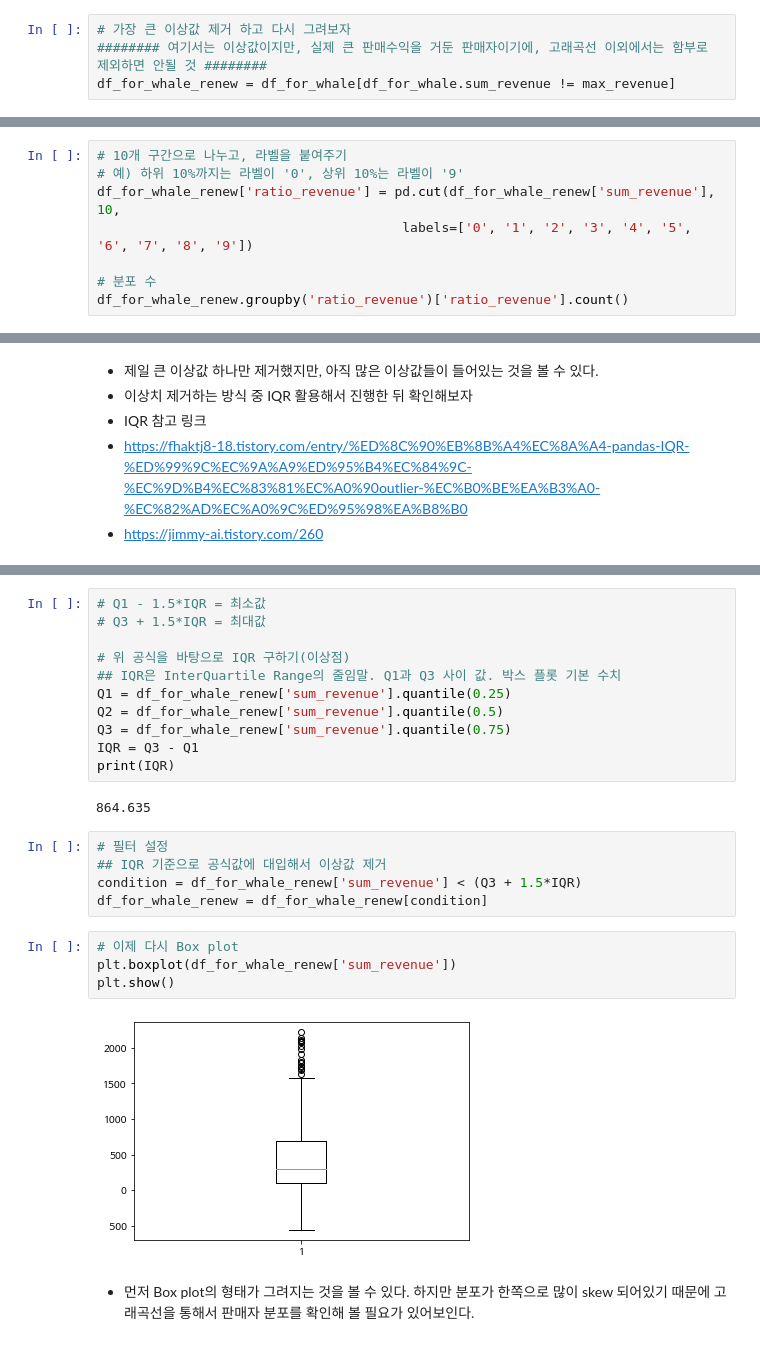
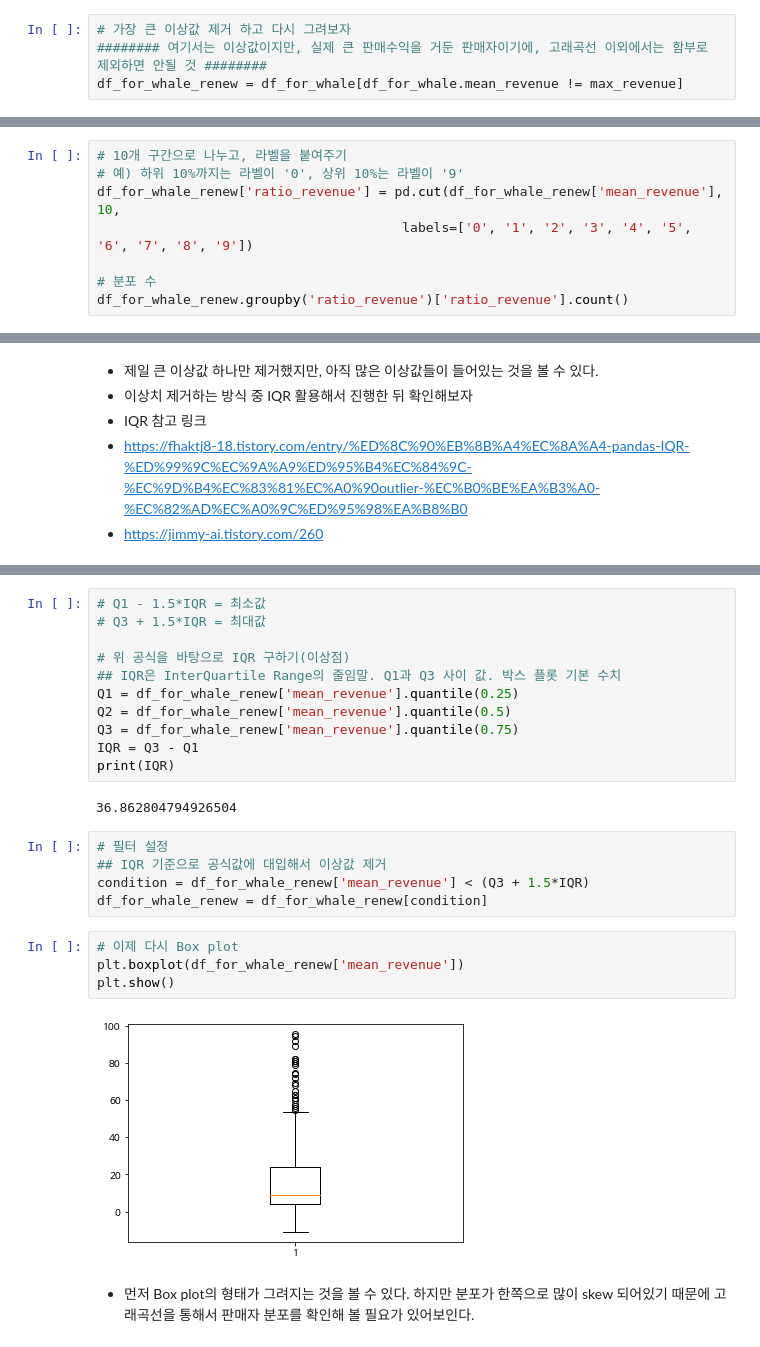
Before and after one commit to cyss93/CP1_team8, a Jupyter notebook: Whale_Curve_&_Origins.ipynb, the cells around one changed output, grey strips where cells are left out. Drawn from its saved outputs; the diff is of its cells as text.

```diff
--- a/Whale_Curve_&_Origins.ipynb
+++ b/Whale_Curve_&_Origins.ipynb
@@ -149,5 +165,5 @@ plt.show()
 # %%
 # 가장 큰 이상값 제거 하고 다시 그려보자
 ######## 여기서는 이상값이지만, 실제 큰 판매수익을 거둔 판매자이기에, 고래곡선 이외에서는 함부로 제외하면 안될 것 ########
-df_for_whale_renew = df_for_whale[df_for_whale.sum_revenue != max_revenue]
+df_for_whale_renew = df_for_whale[df_for_whale.mean_revenue != max_revenue]
 # %%
@@ -160,7 +176,7 @@ plt.show()
 # %%
 # 10개 구간으로 나누고, 라벨을 붙여주기
 # 예) 하위 10%까지는 라벨이 '0', 상위 10%는 라벨이 '9'
-df_for_whale_renew['ratio_revenue'] = pd.cut(df_for_whale_renew['sum_revenue'], 10,
+df_for_whale_renew['ratio_revenue'] = pd.cut(df_for_whale_renew['mean_revenue'], 10,
                                        labels=['0', '1', '2', '3', '4', '5', '6', '7', '8', '9'])
 
 # 분포 수
@@ -208,24 +224,24 @@ Name: sum_revenue, dtype: float64
 
 # 위 공식을 바탕으로 IQR 구하기(이상점)
 ## IQR은 InterQuartile Range의 줄임말. Q1과 Q3 사이 값. 박스 플롯 기본 수치
-Q1 = df_for_whale_renew['sum_revenue'].quantile(0.25)
-Q2 = df_for_whale_renew['sum_revenue'].quantile(0.5)
-Q3 = df_for_whale_renew['sum_revenue'].quantile(0.75)
+Q1 = df_for_whale_renew['mean_revenue'].quantile(0.25)
+Q2 = df_for_whale_renew['mean_revenue'].quantile(0.5)
+Q3 = df_for_whale_renew['mean_revenue'].quantile(0.75)
 IQR = Q3 - Q1
 print(IQR)
 # %% [output]
-864.635
+36.862804794926504
 # %%
 # 필터 설정
 ## IQR 기준으로 공식값에 대입해서 이상값 제거
-condition = df_for_whale_renew['sum_revenue'] < (Q3 + 1.5*IQR)
+condition = df_for_whale_renew['mean_revenue'] < (Q3 + 1.5*IQR)
 df_for_whale_renew = df_for_whale_renew[condition]
 # %%
 # 이제 다시 Box plot
-plt.boxplot(df_for_whale_renew['sum_revenue'])
+plt.boxplot(df_for_whale_renew['mean_revenue'])
 plt.show()
 # %% [output]
-[figure, old version]
+[figure, new version]
 # %% [markdown]
 - 먼저 Box plot의 형태가 그려지는 것을 볼 수 있다. 하지만 분포가 한쪽으로 많이 skew 되어있기 때문에 고래곡선을 통해서 판매자 분포를 확인해 볼 필요가 있어보인다.
 # %%
```
Also changed, not shown: parts of 18 cells of this notebook.
